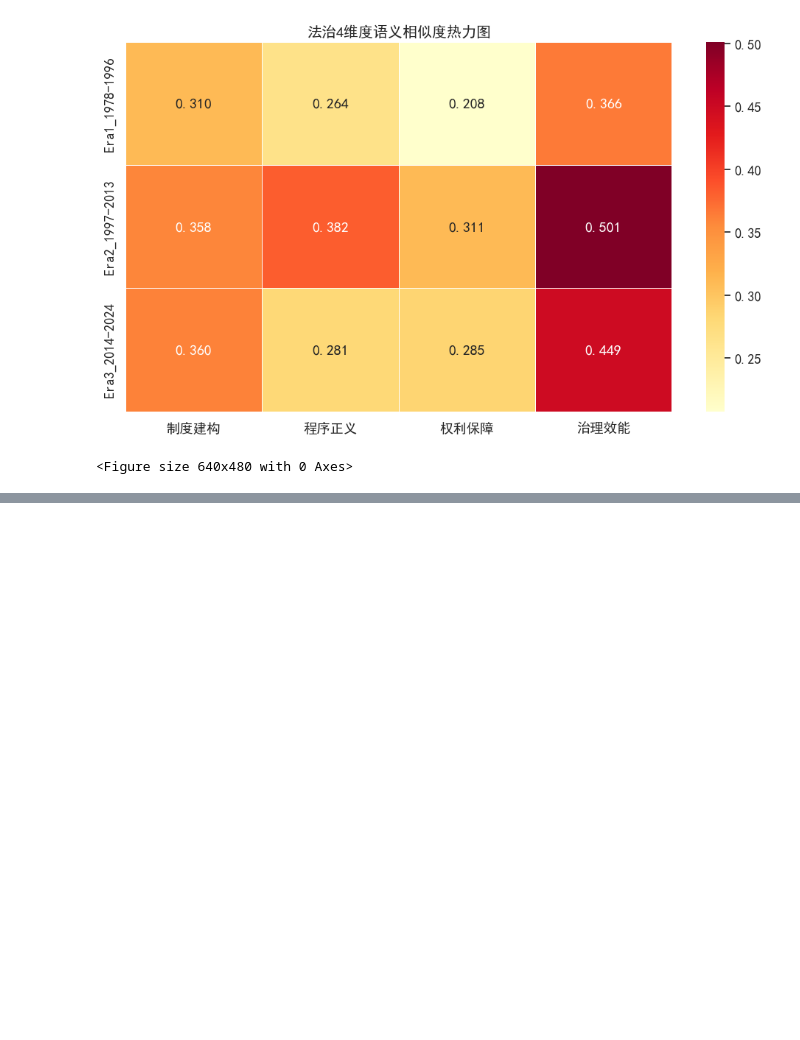
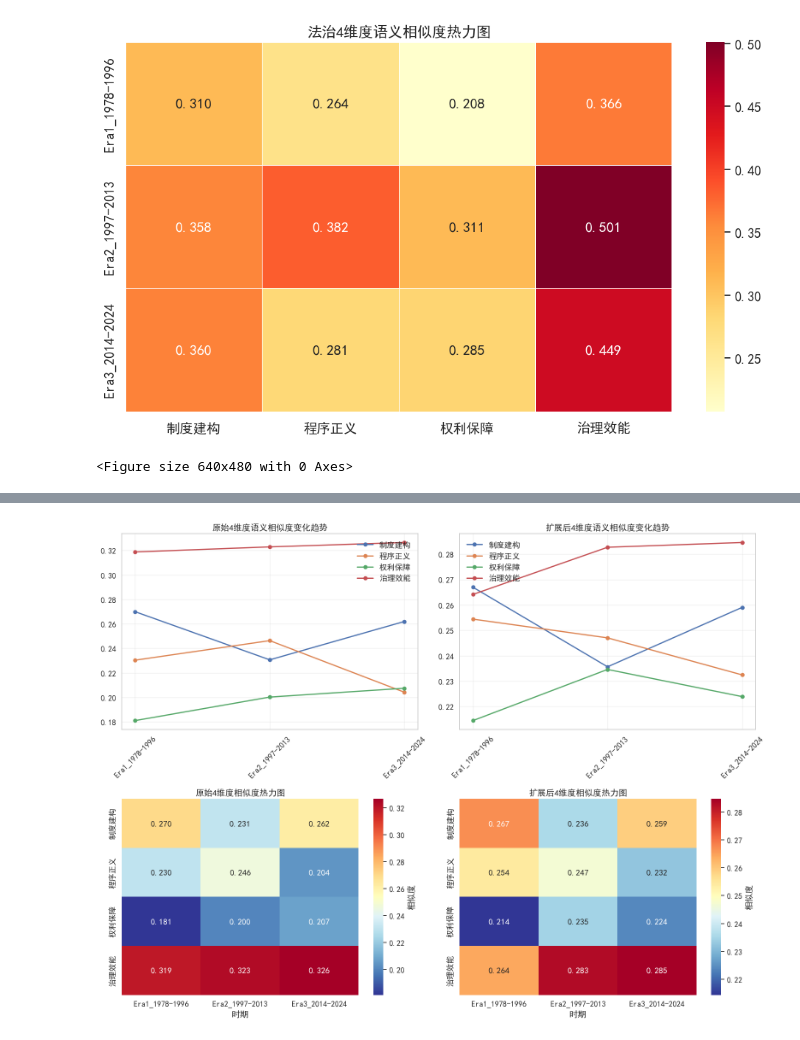
Before and after one commit to xuangu-fang/law-word-vector, a Jupyter notebook: notebooks/dimension_analysis.ipynb, the cells around one changed output, grey strips where cells are left out. Saved outputs shown, nothing was run; the diff lists cells and outputs as text; code cells hidden in the pictures; blank space fills up the shorter version.

```diff
--- a/notebooks/dimension_analysis.ipynb
+++ b/notebooks/dimension_analysis.ipynb
@@ -454,0 +140,81 @@ if not expanded_similarity_df_4d.empty:
+# %%
+
+# 运行词表扩展
+print("\n=== 基于平均相似度扩展4维度词表 ===")
+expanded_dimension_words_4d = expand_dimension_words_by_similarity(
+    models, dimension_words_4d, target_word="法治",
+    similarity_threshold=0.25, max_words_per_dim=80
+)
+
+normalize = True
+
+# 保存扩展后的词表
+save_expanded_dimension_words(expanded_dimension_words_4d, "expanded_dimension_words_4d.txt")
+
+similarity_df_4d = calculate_dimension_similarities(
+    models, dimension_words_4d,target_word="法治",normalize=normalize)
+print("\n4维度相似度矩阵:")
+print(similarity_df_4d)
+
+# 计算扩展后词表的相似度并可视化
+print("\n=== 扩展后词表相似度分析 ===")
+expanded_similarity_df_4d = calculate_dimension_similarities(
+    models, expanded_dimension_words_4d, target_word="法治", normalize=normalize
+)
+
+print("\n扩展后4维度相似度矩阵:")
+print(expanded_similarity_df_4d)
+
+# 对比原始和扩展后的相似度
+if not expanded_similarity_df_4d.empty:
+    # 绘制对比图
+    fig, axes = plt.subplots(2, 2, figsize=(16, 12))
+
+    # 原始词表趋势图
+    axes[0, 0].set_title("原始4维度语义相似度变化趋势")
+    for dim in similarity_df_4d.columns[1:]:
+        axes[0, 0].plot(similarity_df_4d['时期'], similarity_df_4d[dim],
+                       marker='o', linewidth=2, label=dim)
+    axes[0, 0].legend()
+    axes[0, 0].grid(True, alpha=0.3)
+    axes[0, 0].tick_params(axis='x', rotation=45)
+
+    # 扩展后词表趋势图
+    axes[0, 1].set_title("扩展后4维度语义相似度变化趋势")
+    for dim in expanded_similarity_df_4d.columns[1:]:
+        axes[0, 1].plot(expanded_similarity_df_4d['时期'], expanded_similarity_df_4d[dim],
+                       marker='o', linewidth=2, label=dim)
+    axes[0, 1].legend()
+    axes[0, 1].grid(True, alpha=0.3)
+    axes[0, 1].tick_params(axis='x', rotation=45)
+
+    # 原始词表热力图
+    original_heatmap_data = similarity_df_4d.set_index('时期').T
+    sns.heatmap(original_heatmap_data, annot=True, fmt='.3f', cmap='RdYlBu_r',
+                ax=axes[1, 0], cbar_kws={'label': '相似度'})
+    axes[1, 0].set_title("原始4维度相似度热力图")
+
+    # 扩展后词表热力图
+    expanded_heatmap_data = expanded_similarity_df_4d.set_index('时期').T
+    sns.heatmap(expanded_heatmap_data, annot=True, fmt='.3f', cmap='RdYlBu_r',
+                ax=axes[1, 1], cbar_kws={'label': '相似度'})
+    axes[1, 1].set_title("扩展后4维度相似度热力图")
+
+    plt.tight_layout()
+    plt.show()
+
+    # 显示新增词汇示例
+    print("\n=== 各维度新增词汇示例 ===")
+    for dim in dimension_words_4d.keys():
+        original_words = set(dimension_words_4d[dim])
+        expanded_words = set(expanded_dimension_words_4d[dim])
+        new_words = expanded_words - original_words
+
+        print(f"\n{dim} 新增词汇 ({len(new_words)}个):")
+        if new_words:
+            # 显示前20个新增词汇
+            sample_words = list(new_words)[:20]
+            print(f"  示例: {', '.join(sample_words)}")
+        else:
+            print("  无新增词汇")
+# %% [output]
@@ -454,0 +238 @@ if not expanded_similarity_df_4d.empty:
+[figure, added]
```
Also changed, not shown: parts of 9 cells of this notebook, 27 other files.
